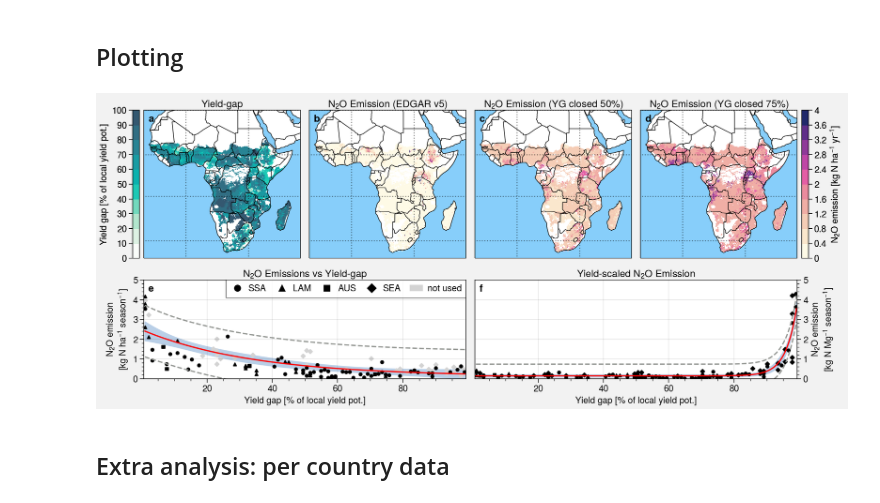
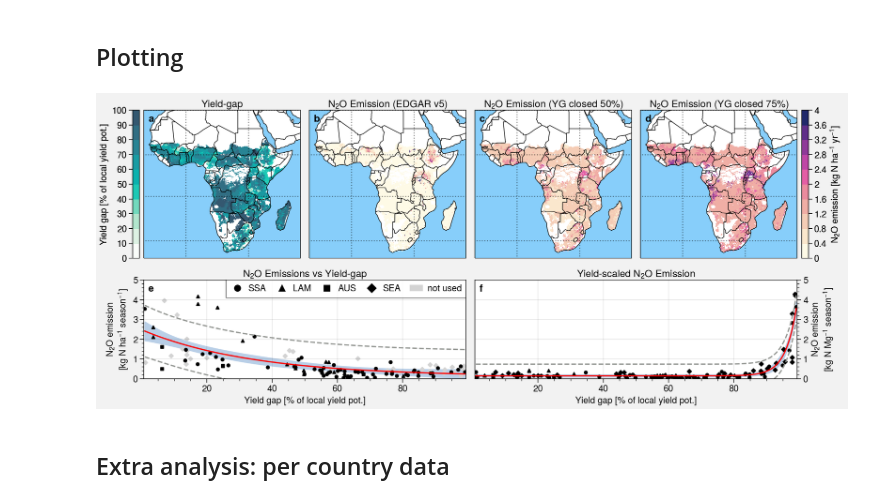
Before and after one commit to cwerner/yieldgap-analysis-africa, a Jupyter notebook: plotting.ipynb, the cells around one changed output. Drawn from its saved outputs; the diff is of its cells as text; code cells hidden in the pictures.

Commit message:
add updated input file and current plotting notebook

```diff
--- a/plotting.ipynb
+++ b/plotting.ipynb
@@ -120,11 +120,11 @@ with xr.open_dataset(data_path / "mask.nc") as mask:
 d_marker = {'SSA': 'o', 'LAM': '^',  'Australia':'s', 'SE Asia': 'D'}
 d_color = {'SSA, LAM, AUS': 'black', 'SEA': 'lightgray'}
 
-df = pd.read_csv(data_path / "input data_seasonal_continents.csv")
-df.columns = ['n2o', 'yieldscaled_n2o', 'yieldgap', 'continent']
+
+df = pd.read_csv(data_path / "Input data_relative YGs.csv")
+df.columns = ['n2o', 'yieldscaled_n2o', 'yieldgap', 'yieldgap_percent', 'continent']
 df['group']  = df['continent'].apply(lambda x: 'SSA, LAM, AUS' if x in ['SSA', 'LAM', 'Australia'] else 'SEA')
 df['color']  = df['group'].map(d_color)
 df['marker'] = df['continent'].map(d_marker)
-df['yieldgap'] = (df['yieldgap']/9.1)*100
 df.head()
 # %% [output]
@@ -200,14 +200,14 @@ axs[4].plot(df1.x, df1.lw_95p, linestyle='dashed', c='gray', label='95% pred. un
 axs[4].plot(df1.x, df1.up_95p, linestyle='dashed', c='gray')
 axs[4].plot(df1.x, df1.y, c='red')
 for idx, df_region in df.groupby("marker"):
-    axs[4].scatter(df_region.yieldgap, df_region.n2o, c=df_region.color, marker=idx) #, marker=df.marker) # 'black')
+    axs[4].scatter(df_region.yieldgap_percent, df_region.n2o, c=df_region.color, marker=idx) #, marker=df.marker) # 'black')
 
 axs[5].fill_between(df2.x, df2.lw_95c, df2.up_95c, color="#b9cfe7", edgecolor="", label='95% confidence')
 axs[5].plot(df2.x, df2.lw_95p, linestyle='dashed', c='gray', label='95% pred. uncertainty')
 axs[5].plot(df2.x, df2.up_95p, linestyle='dashed', c='gray')
 axs[5].plot(df2.x, df2.y, c='red')
 for idx, df_region in df.groupby("marker"):
-    axs[5].scatter(df_region.yieldgap, df_region.yieldscaled_n2o, c='black', marker=idx) #, marker=df.marker) # 'black')
+    axs[5].scatter(df_region.yieldgap_percent, df_region.yieldscaled_n2o, c='black', marker=idx) #, marker=df.marker) # 'black')
 
 
 labels = ["Yield-gap",
@@ -226,34 +226,34 @@ for i in range(4):
         coast=True,
         ocean=True,
         oceancolor='lightskyblue',
     )
 
 # data panels
 for i in range(4, 6):
     axs[i].format(
         title=labels[i],
         ylim=(0, 5),
         xlabel='Yield gap [% of local yield pot.]'
     )
 
 # custom legend for scatter plot
 elements = [Line2D([], [], marker='o', color='black', label='SSA', ms=6, ls='None'),
             Line2D([], [], marker='^', color='black', label='LAM', ms=6, ls='None'),
             Line2D([], [], marker='s', color='black', label='AUS', ms=6, ls='None'),
             Line2D([], [], marker='D', color='black', label='SEA', ms=6, ls='None'),
             #Line2D([], [], marker='D', color='lightgray', label='SEA (excl.)', ms=6, ls='None')]
             Patch(facecolor='lightgray', edgecolor='None', label='not used')]
 
 # Create the figure
 axs[4].legend(handles=elements, ncols=5, facecolor='white')
 
 axs[4].format(ylabel='N$_2$O emission\n[kg N ha$^{-1}$ season$^{-1}$]',
              ylim=(0, 5))
 axs[5].format(ylabel='N$_2$O emission\n[kg N Mg$^{-1}$ season$^{-1}$]',
               ytickloc='right',
               yticklabelloc='right')
 # %% [output]
-[figure, old version]
+[figure, new version]
 # %%
 f.savefig("figure_panelplot_yieldgap_emission.png", dpi=400, facecolor='w')
 # %% [markdown]
```
Also changed, not shown: parts of 2 cells of this notebook, 1 other file.
